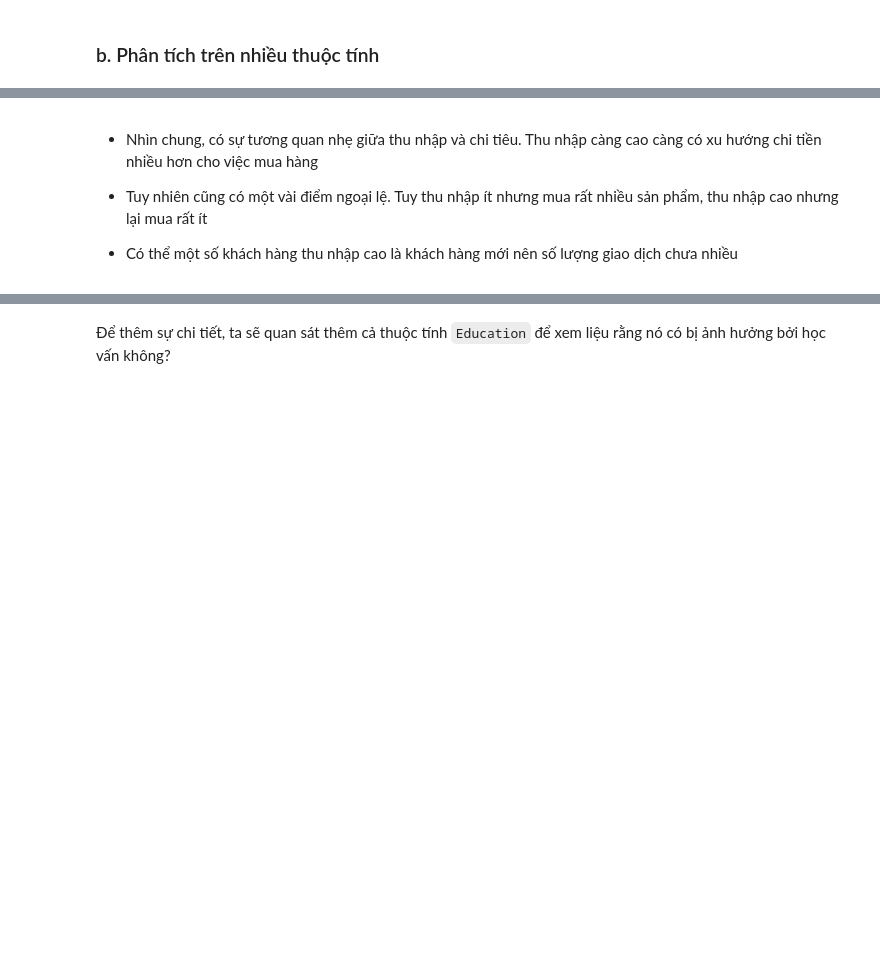
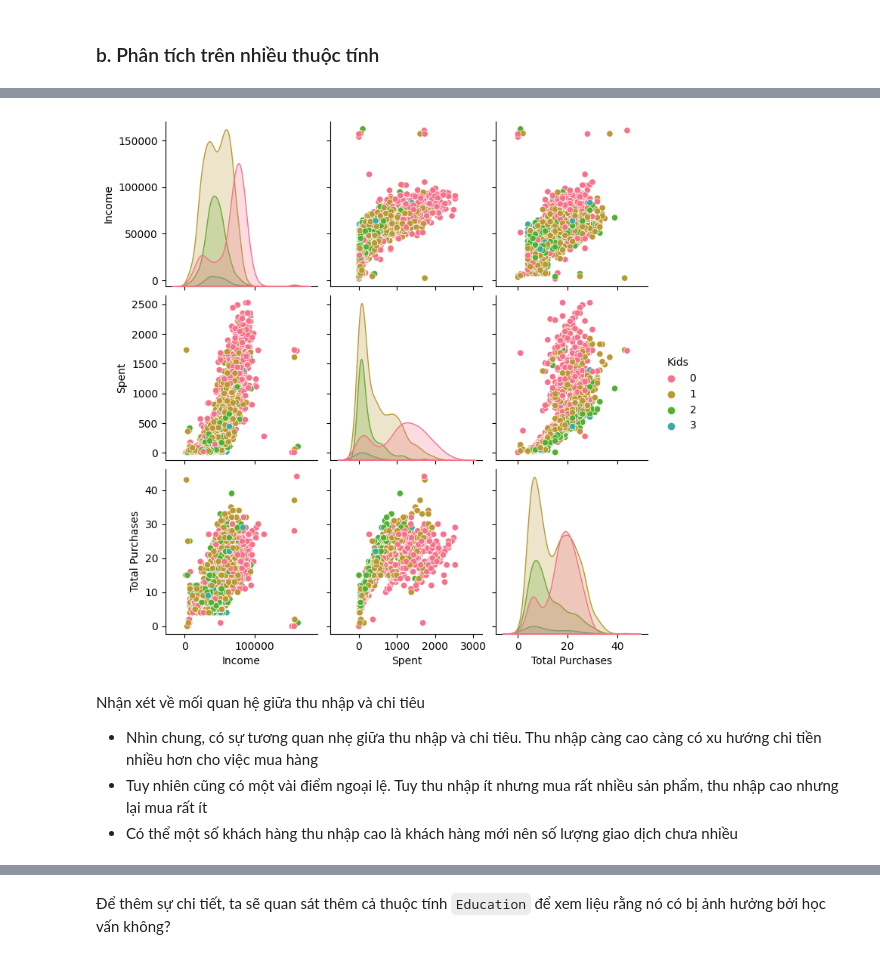
Before and after one commit to HuyAnhTon/Programming_DS, a Jupyter notebook: 1-eda.ipynb, the cells around one changed output, grey strips where cells are left out. Drawn from its saved outputs; the diff is of its cells as text; code cells hidden in the pictures; blank space fills up the shorter version.

```diff
--- a/1-eda.ipynb
+++ b/1-eda.ipynb
@@ -271,6 +271,10 @@ sns.scatterplot(df, x='Income', y='Spent')
+# %%
+custom_palette = sns.color_palette("husl")
+sns.pairplot(df[['Income', 'Spent','Total Purchases', 'Kids']], hue = 'Kids', palette=custom_palette);
+# %% [output]
+[figure, added]
 # %% [markdown]
+Nhận xét về mối quan hệ giữa thu nhập và chi tiêu
 - Nhìn chung, có sự tương quan nhẹ giữa thu nhập và chi tiêu. Thu nhập càng cao càng có xu hướng chi tiền nhiều hơn cho việc mua hàng
-
 - Tuy nhiên cũng có một vài điểm ngoại lệ. Tuy thu nhập ít nhưng mua rất nhiều sản phẩm, thu nhập cao nhưng lại mua rất ít
-
 - Có thể một số khách hàng thu nhập cao là khách hàng mới nên số lượng giao dịch chưa nhiều
```
Also changed, not shown: parts of 45 cells of this notebook.
